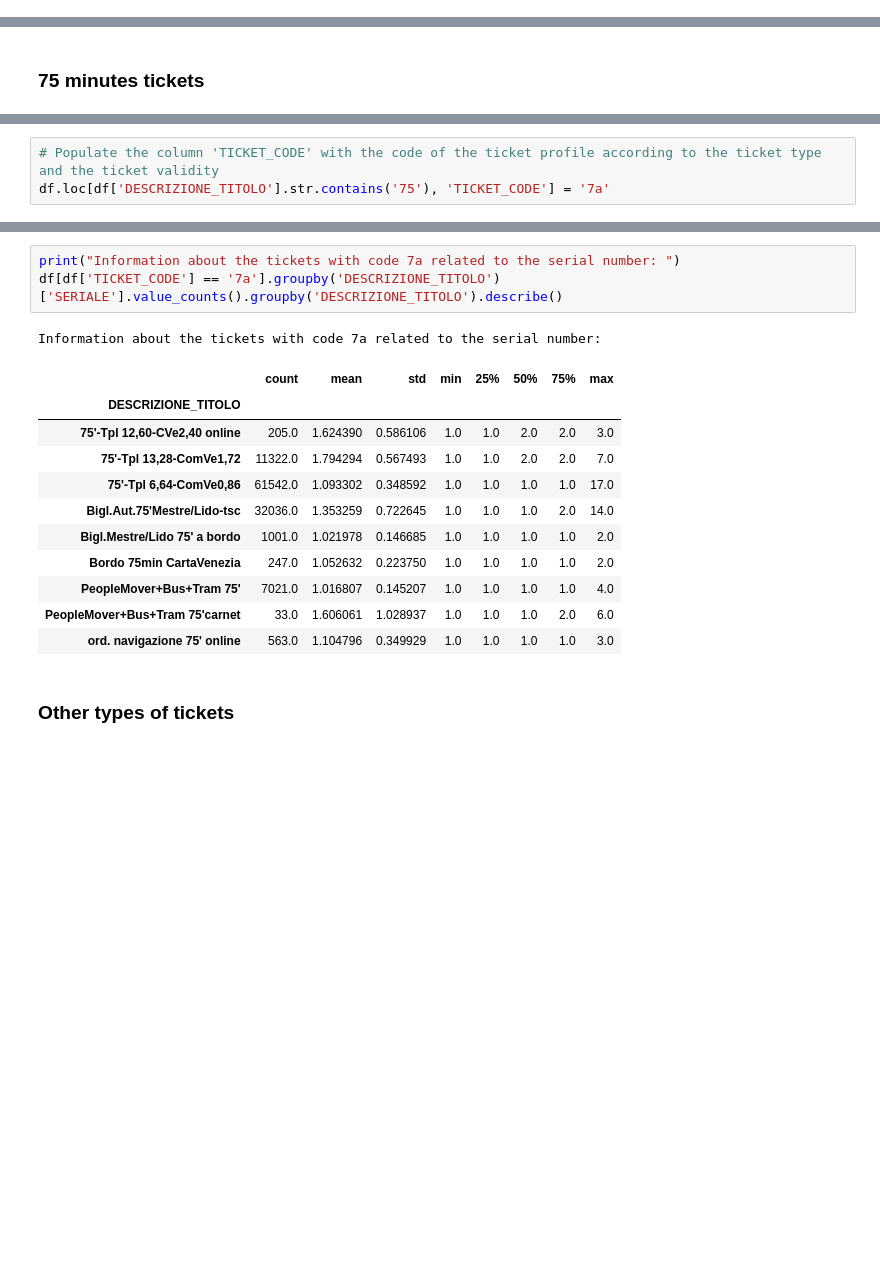
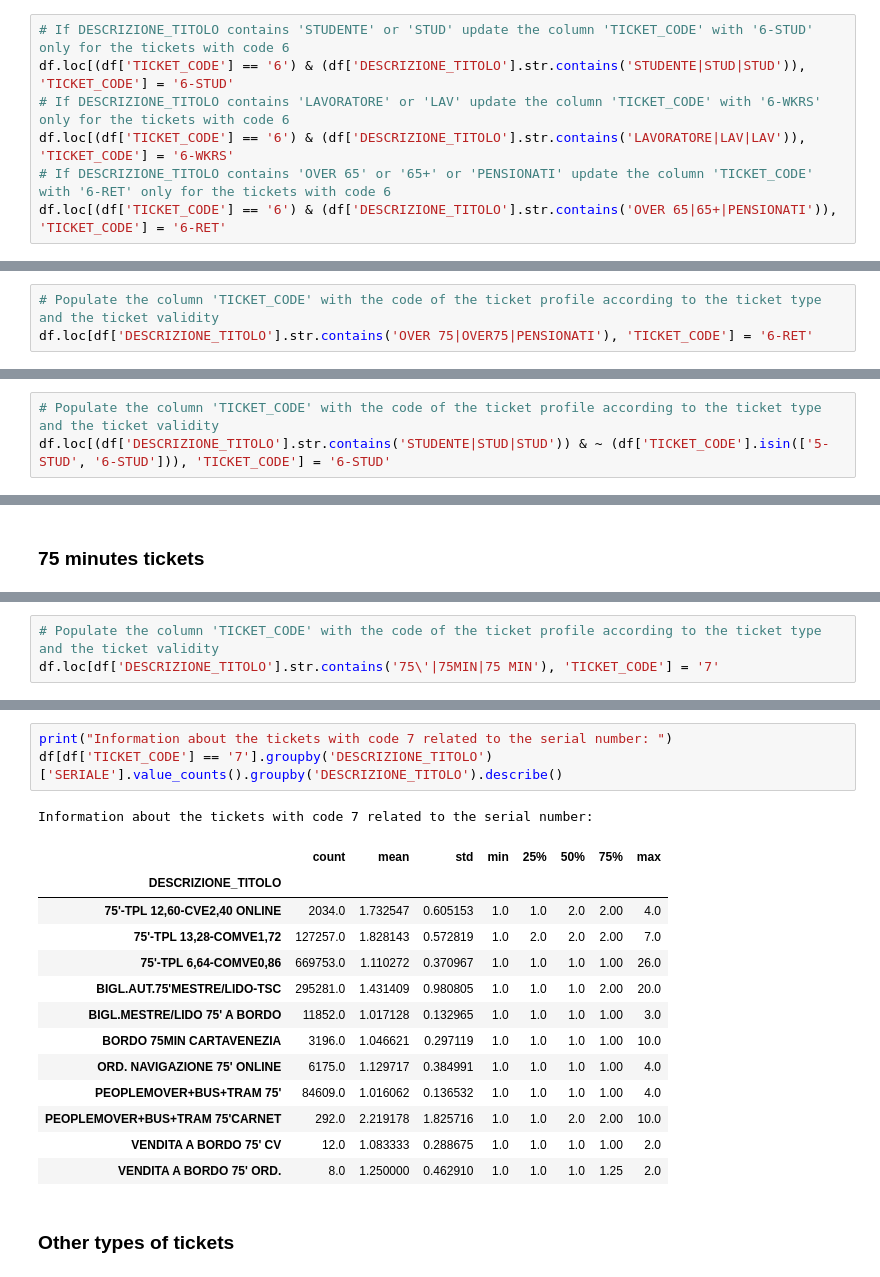
Before and after one commit to matteograzioso1/Tirocinio-Progetto-MASTER, a Jupyter notebook: Notebook 1_a.ipynb, the cells around one changed output, grey strips where cells are left out. Cells and saved outputs as stored; diff of their text form; blank space fills up the shorter version.

```diff
--- a/Notebook 1_a.ipynb
+++ b/Notebook 1_a.ipynb
@@ -551,0 +580,7 @@ df.loc[df['DESCRIZIONE_TITOLO'].str.contains('annuale|365|year|yearly|ann|Annual
+# %%
+# If DESCRIZIONE_TITOLO contains 'STUDENTE' or 'STUD' update the column 'TICKET_CODE' with '6-STUD' only for the tickets with code 6
+df.loc[(df['TICKET_CODE'] == '6') & (df['DESCRIZIONE_TITOLO'].str.contains('STUDENTE|STUD|STUD')), 'TICKET_CODE'] = '6-STUD'
+# If DESCRIZIONE_TITOLO contains 'LAVORATORE' or 'LAV' update the column 'TICKET_CODE' with '6-WKRS' only for the tickets with code 6
+df.loc[(df['TICKET_CODE'] == '6') & (df['DESCRIZIONE_TITOLO'].str.contains('LAVORATORE|LAV|LAV')), 'TICKET_CODE'] = '6-WKRS'
+# If DESCRIZIONE_TITOLO contains 'OVER 65' or '65+' or 'PENSIONATI' update the column 'TICKET_CODE' with '6-RET' only for the tickets with code 6
+df.loc[(df['TICKET_CODE'] == '6') & (df['DESCRIZIONE_TITOLO'].str.contains('OVER 65|65+|PENSIONATI')), 'TICKET_CODE'] = '6-RET'
@@ -551,0 +595,3 @@ df.loc[df['DESCRIZIONE_TITOLO'].str.contains('annuale|365|year|yearly|ann|Annual
+# %%
+# Populate the column 'TICKET_CODE' with the code of the ticket profile according to the ticket type and the ticket validity
+df.loc[df['DESCRIZIONE_TITOLO'].str.contains('OVER 75|OVER75|PENSIONATI'), 'TICKET_CODE'] = '6-RET'
@@ -552,3 +607,6 @@ df.loc[df['DESCRIZIONE_TITOLO'].str.contains('annuale|365|year|yearly|ann|Annual
+# %%
+# Populate the column 'TICKET_CODE' with the code of the ticket profile according to the ticket type and the ticket validity
+df.loc[(df['DESCRIZIONE_TITOLO'].str.contains('STUDENTE|STUD|STUD')) & ~ (df['TICKET_CODE'].isin(['5-STUD', '6-STUD'])), 'TICKET_CODE'] = '6-STUD'
 # %%
 # TICKET_CODE = 6: Information about annual tickets
 print("The number of annual tickets is: ", df[df['TICKET_CODE'] == '6'].shape[0])
@@ -582,5 +649,5 @@ PeopleMover+Bus+Tram 75'carnet       53
 Name: DESCRIZIONE_TITOLO, dtype: int64
 # %%
 # Populate the column 'TICKET_CODE' with the code of the ticket profile according to the ticket type and the ticket validity
-df.loc[df['DESCRIZIONE_TITOLO'].str.contains('75'), 'TICKET_CODE'] = '7a'
+df.loc[df['DESCRIZIONE_TITOLO'].str.contains('75\'|75MIN|75 MIN'), 'TICKET_CODE'] = '7'
 # %%
@@ -603,20 +673,22 @@ PeopleMover+Bus+Tram 75'carnet       53
 Name: DESCRIZIONE_TITOLO, dtype: int64
 # %%
-print("Information about the tickets with code 7a related to the serial number: ")
-df[df['TICKET_CODE'] == '7a'].groupby('DESCRIZIONE_TITOLO')['SERIALE'].value_counts().groupby('DESCRIZIONE_TITOLO').describe()
+print("Information about the tickets with code 7 related to the serial number: ")
+df[df['TICKET_CODE'] == '7'].groupby('DESCRIZIONE_TITOLO')['SERIALE'].value_counts().groupby('DESCRIZIONE_TITOLO').describe()
 # %% [output]
-Information about the tickets with code 7a related to the serial number:
+Information about the tickets with code 7 related to the serial number:
 |  | count | mean | std | min | 25% | 50% | 75% | max |
 | DESCRIZIONE_TITOLO |  |  |  |  |  |  |  |  |
-| 75'-Tpl 12,60-CVe2,40 online | 205.0 | 1.624390 | 0.586106 | 1.0 | 1.0 | 2.0 | 2.0 | 3.0 |
-| 75'-Tpl 13,28-ComVe1,72 | 11322.0 | 1.794294 | 0.567493 | 1.0 | 1.0 | 2.0 | 2.0 | 7.0 |
-| 75'-Tpl 6,64-ComVe0,86 | 61542.0 | 1.093302 | 0.348592 | 1.0 | 1.0 | 1.0 | 1.0 | 17.0 |
-| Bigl.Aut.75'Mestre/Lido-tsc | 32036.0 | 1.353259 | 0.722645 | 1.0 | 1.0 | 1.0 | 2.0 | 14.0 |
-| Bigl.Mestre/Lido 75' a bordo | 1001.0 | 1.021978 | 0.146685 | 1.0 | 1.0 | 1.0 | 1.0 | 2.0 |
-| Bordo 75min CartaVenezia | 247.0 | 1.052632 | 0.223750 | 1.0 | 1.0 | 1.0 | 1.0 | 2.0 |
-| PeopleMover+Bus+Tram 75' | 7021.0 | 1.016807 | 0.145207 | 1.0 | 1.0 | 1.0 | 1.0 | 4.0 |
-| PeopleMover+Bus+Tram 75'carnet | 33.0 | 1.606061 | 1.028937 | 1.0 | 1.0 | 1.0 | 2.0 | 6.0 |
-| ord. navigazione 75' online | 563.0 | 1.104796 | 0.349929 | 1.0 | 1.0 | 1.0 | 1.0 | 3.0 |
+| 75'-TPL 12,60-CVE2,40 ONLINE | 2034.0 | 1.732547 | 0.605153 | 1.0 | 1.0 | 2.0 | 2.00 | 4.0 |
+| 75'-TPL 13,28-COMVE1,72 | 127257.0 | 1.828143 | 0.572819 | 1.0 | 2.0 | 2.0 | 2.00 | 7.0 |
+| 75'-TPL 6,64-COMVE0,86 | 669753.0 | 1.110272 | 0.370967 | 1.0 | 1.0 | 1.0 | 1.00 | 26.0 |
+| BIGL.AUT.75'MESTRE/LIDO-TSC | 295281.0 | 1.431409 | 0.980805 | 1.0 | 1.0 | 1.0 | 2.00 | 20.0 |
+| BIGL.MESTRE/LIDO 75' A BORDO | 11852.0 | 1.017128 | 0.132965 | 1.0 | 1.0 | 1.0 | 1.00 | 3.0 |
+| BORDO 75MIN CARTAVENEZIA | 3196.0 | 1.046621 | 0.297119 | 1.0 | 1.0 | 1.0 | 1.00 | 10.0 |
+| ORD. NAVIGAZIONE 75' ONLINE | 6175.0 | 1.129717 | 0.384991 | 1.0 | 1.0 | 1.0 | 1.00 | 4.0 |
+| PEOPLEMOVER+BUS+TRAM 75' | 84609.0 | 1.016062 | 0.136532 | 1.0 | 1.0 | 1.0 | 1.00 | 4.0 |
+| PEOPLEMOVER+BUS+TRAM 75'CARNET | 292.0 | 2.219178 | 1.825716 | 1.0 | 1.0 | 2.0 | 2.00 | 10.0 |
+| VENDITA A BORDO 75' CV | 12.0 | 1.083333 | 0.288675 | 1.0 | 1.0 | 1.0 | 1.00 | 2.0 |
+| VENDITA A BORDO 75' ORD. | 8.0 | 1.250000 | 0.462910 | 1.0 | 1.0 | 1.0 | 1.25 | 2.0 |
 # %% [markdown]
 ### Other types of tickets
 # %%
```
Also changed, not shown: parts of 55 cells of this notebook, 1 other file.
